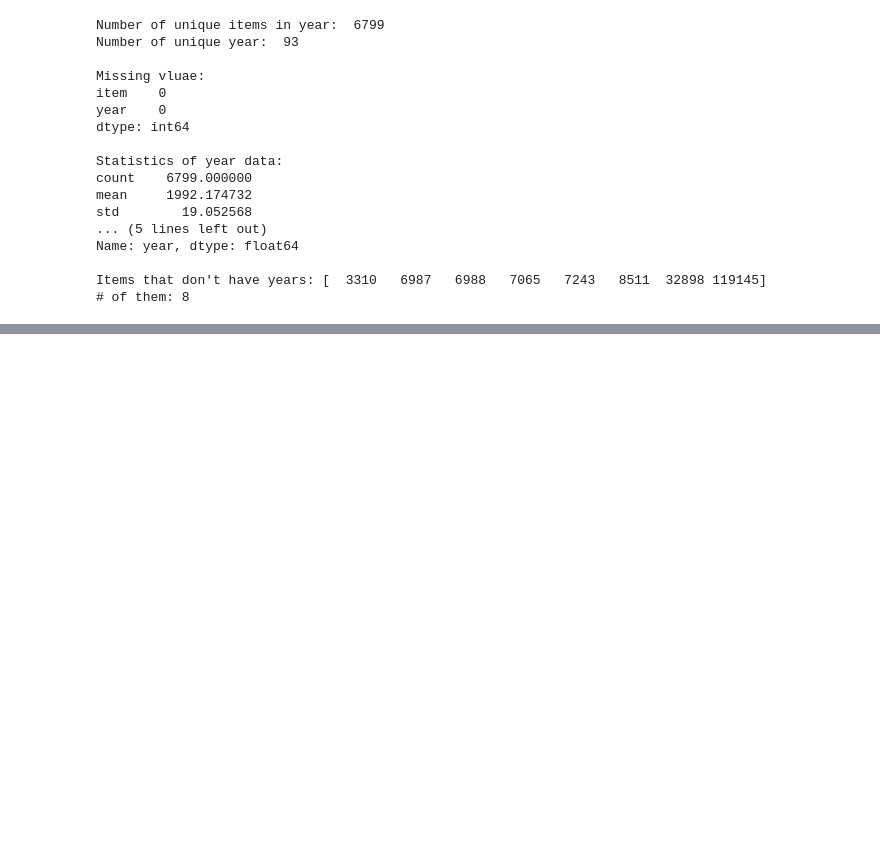
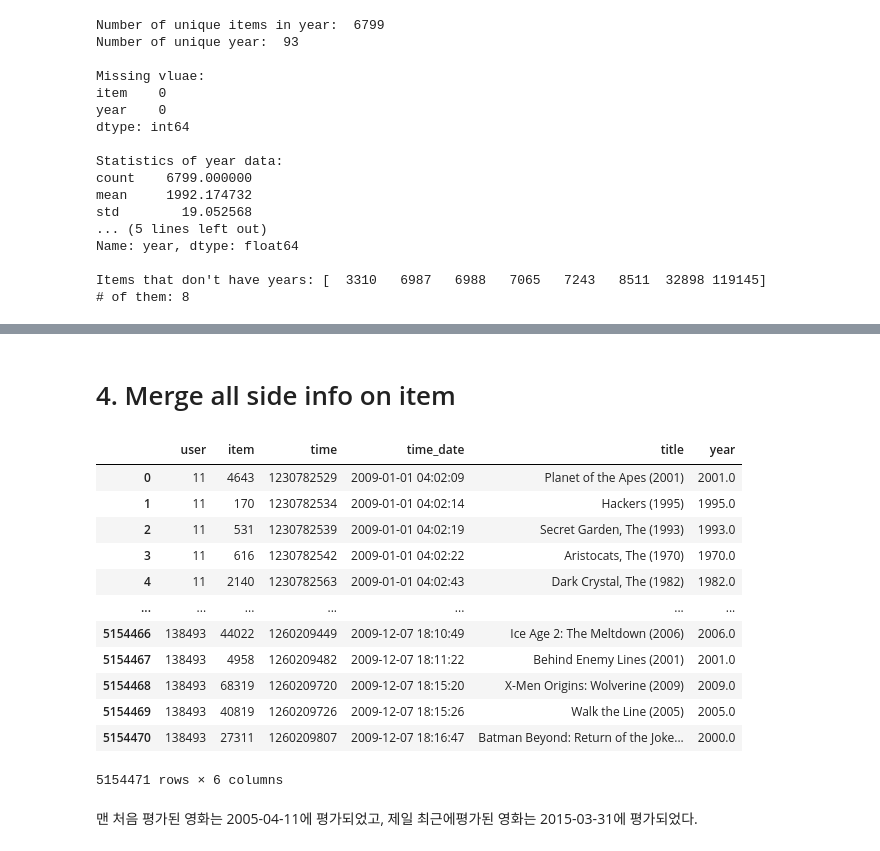
Before and after one commit to boostcampaitech3/level2-movie-recommendation-level2-recsys-12, a Jupyter notebook: GwangSeok/EDA.ipynb, the cells around one changed output, grey strips where cells are left out. Cells and saved outputs as stored; diff of their text form; code cells hidden in the pictures; blank space fills up the shorter version.

```diff
--- a/GwangSeok/EDA.ipynb
+++ b/GwangSeok/EDA.ipynb
@@ -150,0 +383,2 @@ dtype: int64
+# %% [markdown]
+# 4. Merge all side info on item
@@ -150,0 +387,27 @@ dtype: int64
+# %%
+merge_train = ratings_df.copy()
+merge_train['time_date'] = pd.to_datetime(merge_train['time'], unit='s')
+merge_train.sample(10)
+# %%
+items_df = pd.DataFrame(ratings_df['item'].unique(), columns=['item'])
+
+dfs = [merge_train, items_df, titles_df, years_df] # genres_df, directors_df, writers_df
+merge_df = reduce(lambda left, right: pd.merge(left, right, on='item', how='left'), dfs)
+# %%
+merge_df
+# %% [output]
+|  | user | item | time | time_date | title | year |
+| 0 | 11 | 4643 | 1230782529 | 2009-01-01 04:02:09 | Planet of the Apes (2001) | 2001.0 |
+| 1 | 11 | 170 | 1230782534 | 2009-01-01 04:02:14 | Hackers (1995) | 1995.0 |
+| 2 | 11 | 531 | 1230782539 | 2009-01-01 04:02:19 | Secret Garden, The (1993) | 1993.0 |
+| 3 | 11 | 616 | 1230782542 | 2009-01-01 04:02:22 | Aristocats, The (1970) | 1970.0 |
+| 4 | 11 | 2140 | 1230782563 | 2009-01-01 04:02:43 | Dark Crystal, The (1982) | 1982.0 |
+| ... | ... | ... | ... | ... | ... | ... |
+| 5154466 | 138493 | 44022 | 1260209449 | 2009-12-07 18:10:49 | Ice Age 2: The Meltdown (2006) | 2006.0 |
+| 5154467 | 138493 | 4958 | 1260209482 | 2009-12-07 18:11:22 | Behind Enemy Lines (2001) | 2001.0 |
+| 5154468 | 138493 | 68319 | 1260209720 | 2009-12-07 18:15:20 | X-Men Origins: Wolverine (2009) | 2009.0 |
+| 5154469 | 138493 | 40819 | 1260209726 | 2009-12-07 18:15:26 | Walk the Line (2005) | 2005.0 |
+| 5154470 | 138493 | 27311 | 1260209807 | 2009-12-07 18:16:47 | Batman Beyond: Return of the Joke... | 2000.0 |
+5154471 rows × 6 columns
+# %% [markdown]
+맨 처음 평가된 영화는 2005-04-11에 평가되었고, 제일 최근에평가된 영화는 2015-03-31에 평가되었다.
```
Also changed, not shown: parts of 29 cells of this notebook, 9 other files.
